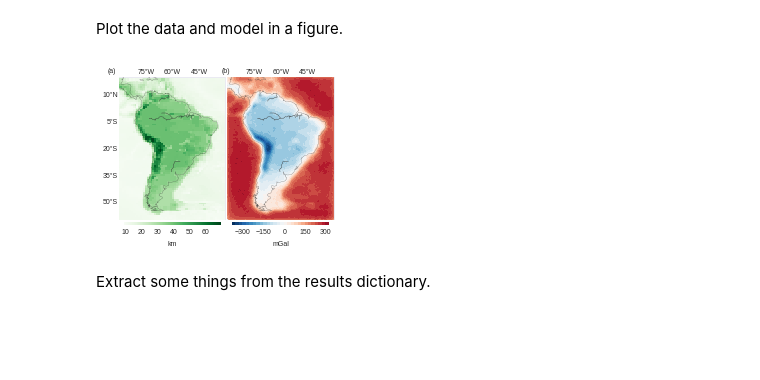
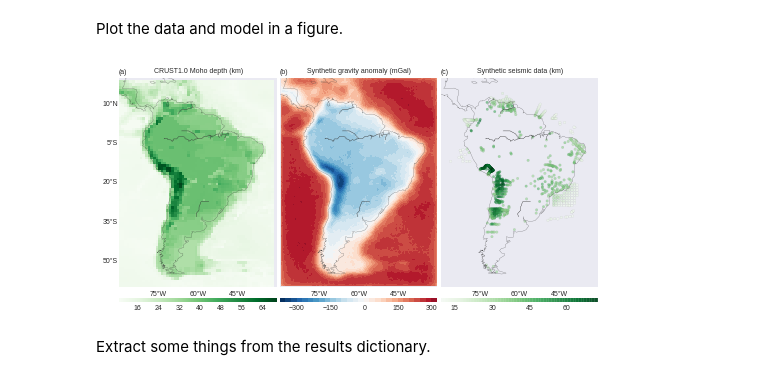
Before and after one commit to pinga-lab/paper-moho-inversion-tesseroids, a Jupyter notebook: code/paper-figures.ipynb, the cells around one changed output. Cells and saved outputs as stored; diff of their text form; code cells hidden in the pictures; blank space fills up the shorter version.

Commit message:
Add seismic points to crust1 data figure
Had to make the figure whole page and include the new plot  in the
caption.

```diff
--- a/code/paper-figures.ipynb
+++ b/code/paper-figures.ipynb
@@ -238,40 +238,48 @@ bm = Basemap(projection='cyl',
 # %% [markdown]
 Plot the data and model in a figure.
 # %%
-plt.figure(figsize=(3.33, 2.6))
+fig = plt.figure(figsize=(7, 3.5))
 
-cbargs = dict(fraction=0.05, pad=0.01, aspect=30,
-              shrink=0.9, orientation='horizontal')
-tick_locator = ticker.MaxNLocator(nbins=7)
+grid = AxesGrid(fig, [0.04, 0.01, 0.95, 0.98],
+                nrows_ncols=(1, 3), axes_pad=0.05,
+                cbar_location="bottom", cbar_mode="each",
+                cbar_size="2%", cbar_pad="5%")
 
-ax = plt.subplot(1, 2, 1)
-plt.text(-0.1, 1.03, '(a)', transform=ax.transAxes, **config)
+i = 0
+ax, bm.ax, cbax = grid[i], grid[i], grid.cbar_axes[i]
+ax.set_title('CRUST1.0 Moho depth (km)', **config)
+ax.text(0, 1.02, '(a)', transform=ax.transAxes, **config)
 x, y = bm(model.lon.reshape(model.shape), model.lat.reshape(model.shape))
-bm.pcolormesh(x, y, -0.001*model.relief.reshape(model.shape), cmap='Greens')
-cb = plt.colorbar(**cbargs)
-cb.locator = tick_locator
-cb.update_ticks()
-cb.set_label('km')
-bm.drawmeridians([-75, -60, -45], labels=[0, 0, 1, 0], linewidth=0, **config)
+tmp = bm.pcolormesh(x, y, -0.001*model.relief.reshape(model.shape), cmap='Greens')
+cb = cbax.colorbar(tmp, locator=ticker.MaxNLocator(nbins=8))
+bm.drawmeridians([-75, -60, -45], labels=[0, 0, 0, 1], linewidth=0, **config)
 bm.drawparallels(np.arange(-50, 30, 15), labels=[1, 0, 0, 0], linewidth=0, **config)
 bm.drawcoastlines(color="#333333", linewidth=0.2)
 
-ax = plt.subplot(1, 2, 2)
-plt.text(-0.05, 1.03, '(b)', transform=ax.transAxes, **config)
+i = 1
+ax, bm.ax, cbax = grid[i], grid[i], grid.cbar_axes[i]
+ax.set_title('Synthetic gravity anomaly (mGal)', **config)
+ax.text(0, 1.02, '(b)', transform=ax.transAxes, **config)
 x, y = bm(lon.reshape(shape), lat.reshape(shape))
-bm.contourf(x, y, data.reshape(shape), 30, cmap='RdBu_r', **data_minmax(data))
-cb = plt.colorbar(**cbargs)
-cb.locator = tick_locator
-cb.update_ticks()
-cb.set_label('mGal')
-bm.drawmeridians([-75, -60, -45], labels=[0, 0, 1, 0], linewidth=0, **config)
+tmp = bm.contourf(x, y, data.reshape(shape), 30, cmap='RdBu_r', **data_minmax(data))
+cb = cbax.colorbar(tmp, locator=ticker.MaxNLocator(nbins=6))
+bm.drawmeridians([-75, -60, -45], labels=[0, 0, 0, 1], linewidth=0, **config)
 bm.drawcoastlines(color="#333333", linewidth=0.2)
 
-plt.tight_layout(w_pad=0.1)
-plt.subplots_adjust(left=0.08, right=0.98, bottom=0.1)
+i = 2
+ax, bm.ax, cbax = grid[i], grid[i], grid.cbar_axes[i]
+ax.set_title('Synthetic seismic data (km)', **config)
+ax.text(0, 1.02, '(c)', transform=ax.transAxes, **config)
+xp, yp = bm(lonp, latp)
+tmp = bm.scatter(xp, yp, c=depthp*0.001, s=7, cmap='Greens', alpha=0.6,
+                 linewidths=0.05)
+cb = cbax.colorbar(tmp, locator=ticker.MaxNLocator(nbins=6))
+bm.drawmeridians([-75, -60, -45], labels=[0, 0, 0, 1], linewidth=0, **config)
+bm.drawcoastlines(color="#333333", linewidth=0.2)
+
 plt.savefig('../manuscript/figures/synthetic-crust1-data.eps')
 # %% [output]
-[figure, old version]
+[figure, new version]
 # %% [markdown]
 Extract some things from the results dictionary.
 # %%
```
Also changed, not shown: 2 other files.
